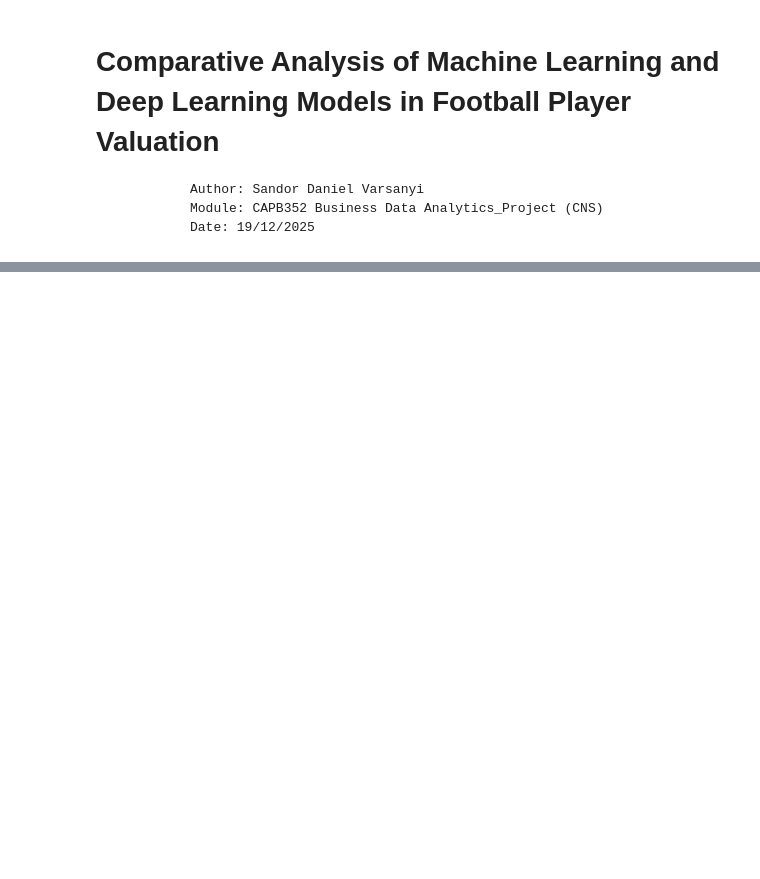
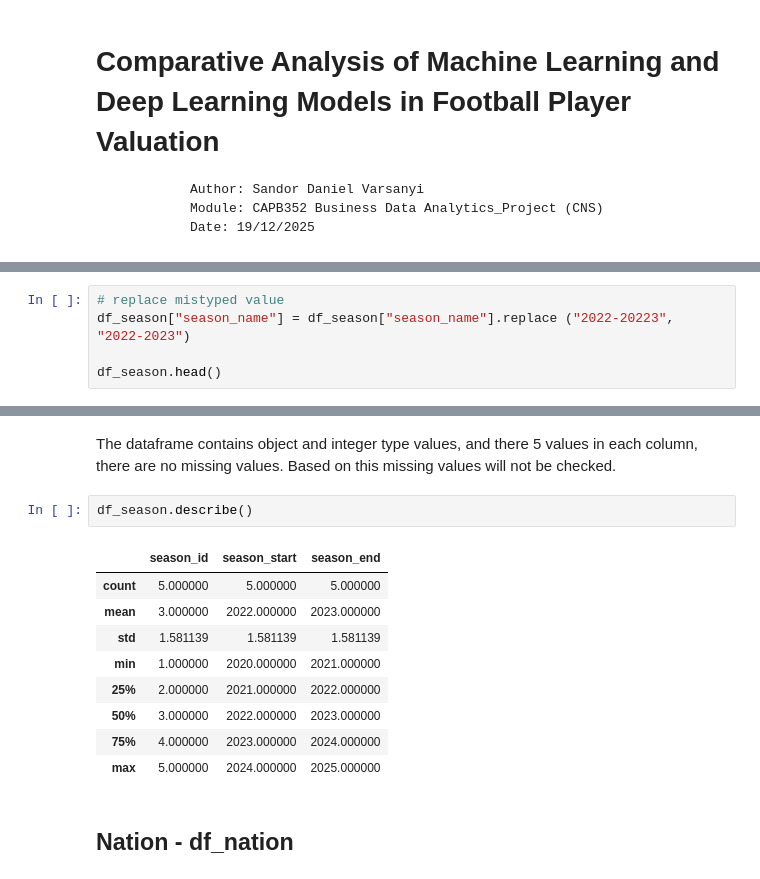
Before and after one commit to sanyi1998/Sandor_Varsanyi_CAPB352_BDA_Project_2025, a Jupyter notebook: Sandor_Varsanyi_CAPB352_final_project.ipynb, the cells around one changed output, grey strips where cells are left out. Saved outputs shown, nothing was run; the diff lists cells and outputs as text; blank space fills up the shorter version.

```diff
--- a/Sandor_Varsanyi_CAPB352_final_project.ipynb
+++ b/Sandor_Varsanyi_CAPB352_final_project.ipynb
@@ -65,0 +291,5 @@ df.shape
+# %%
+# replace mistyped value
+df_season["season_name"] = df_season["season_name"].replace ("2022-20223", "2022-2023")
+
+df_season.head()
@@ -65,0 +327,16 @@ df.shape
+# %% [markdown]
+The dataframe contains object and integer type values, and there 5 values in each column, there are no missing values. Based on this missing values will not be checked.
+# %%
+df_season.describe()
+# %% [output]
+|  | season_id | season_start | season_end |
+| count | 5.000000 | 5.000000 | 5.000000 |
+| mean | 3.000000 | 2022.000000 | 2023.000000 |
+| std | 1.581139 | 1.581139 | 1.581139 |
+| min | 1.000000 | 2020.000000 | 2021.000000 |
+| 25% | 2.000000 | 2021.000000 | 2022.000000 |
+| 50% | 3.000000 | 2022.000000 | 2023.000000 |
+| 75% | 4.000000 | 2023.000000 | 2024.000000 |
+| max | 5.000000 | 2024.000000 | 2025.000000 |
+# %% [markdown]
+## **Nation - df_nation**
```
Also changed, not shown: parts of 79 cells of this notebook.
